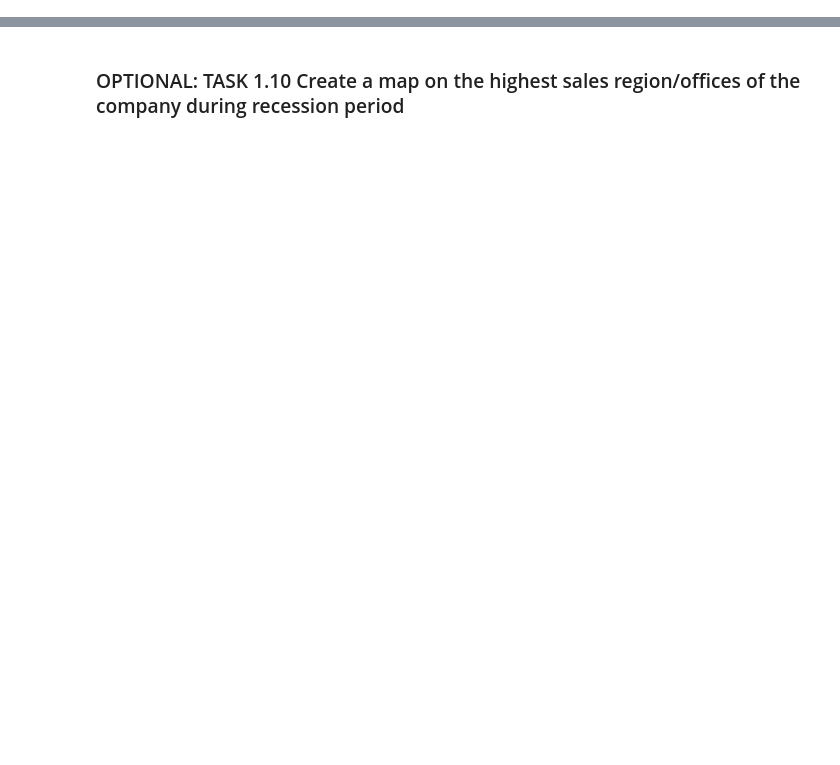
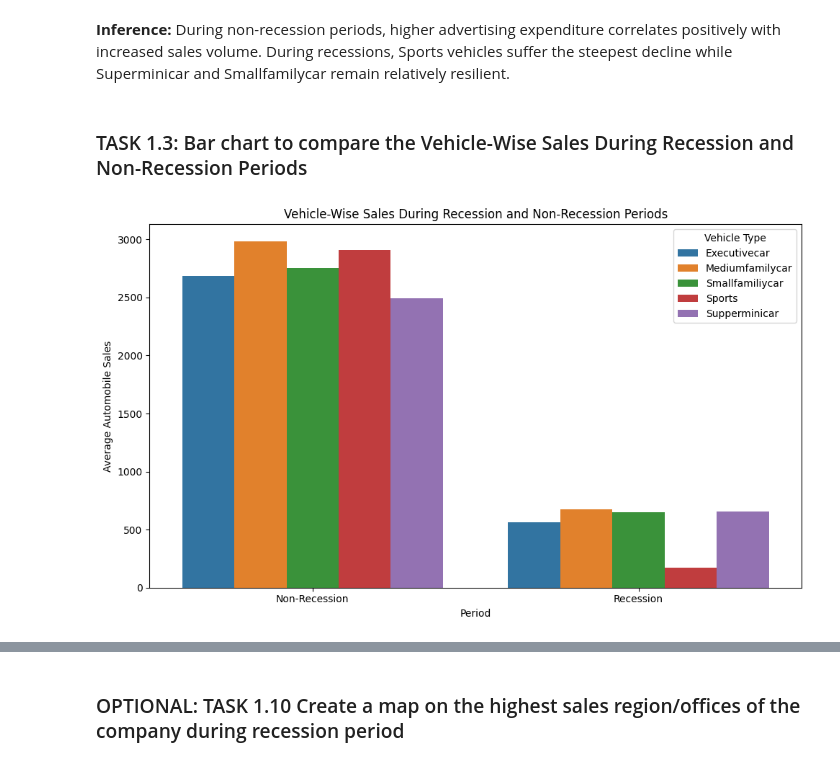
Before and after one commit to Nivporwal25/Analyzing-the-Impact-of-Recession-on-Automobile-Sales, a Jupyter notebook: DV0101EN-Final-Assign-Part-1-Questions.ipynb, the cells around one changed output, grey strips where cells are left out. Drawn from its saved outputs; the diff is of its cells as text; code cells hidden in the pictures; blank space fills up the shorter version.

```diff
--- a/DV0101EN-Final-Assign-Part-1-Questions.ipynb
+++ b/DV0101EN-Final-Assign-Part-1-Questions.ipynb
@@ -273,0 +106,19 @@ plt.show()
+# %% [markdown]
+**Inference:** During non-recession periods, higher advertising expenditure correlates positively with increased sales volume. During recessions, Sports vehicles suffer the steepest decline while Superminicar and Smallfamilycar remain relatively resilient.
+# %% [markdown]
+### TASK 1.3: Bar chart to compare the Vehicle-Wise Sales During Recession and Non-Recession Periods
+# %%
+# TASK 1.3: Bar chart to compare the Vehicle-Wise Sales During Recession and Non-Recession Periods
+dd = df.groupby(['Recession', 'Vehicle_Type'])['Automobile_Sales'].mean().reset_index()
+
+plt.figure(figsize=(10, 6))
+sns.barplot(x='Recession', y='Automobile_Sales', hue='Vehicle_Type', data=dd)
+plt.xticks(ticks=[0, 1], labels=['Non-Recession', 'Recession'])
+plt.xlabel('Period')
+plt.ylabel('Average Automobile Sales')
+plt.title('Vehicle-Wise Sales During Recession and Non-Recession Periods')
+plt.legend(title='Vehicle Type')
+plt.tight_layout()
+plt.show()
+# %% [output]
+[figure, added]
```
Also changed, not shown: parts of 56 cells of this notebook.
